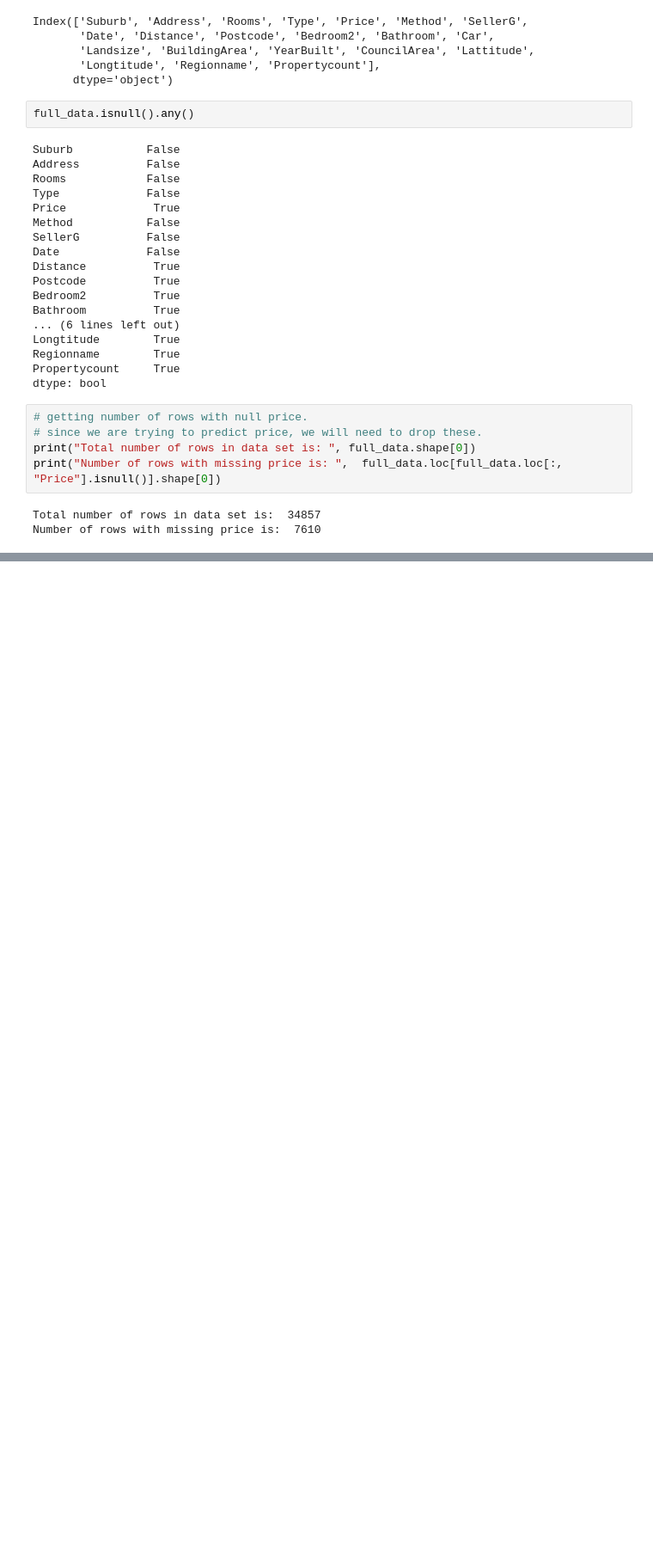
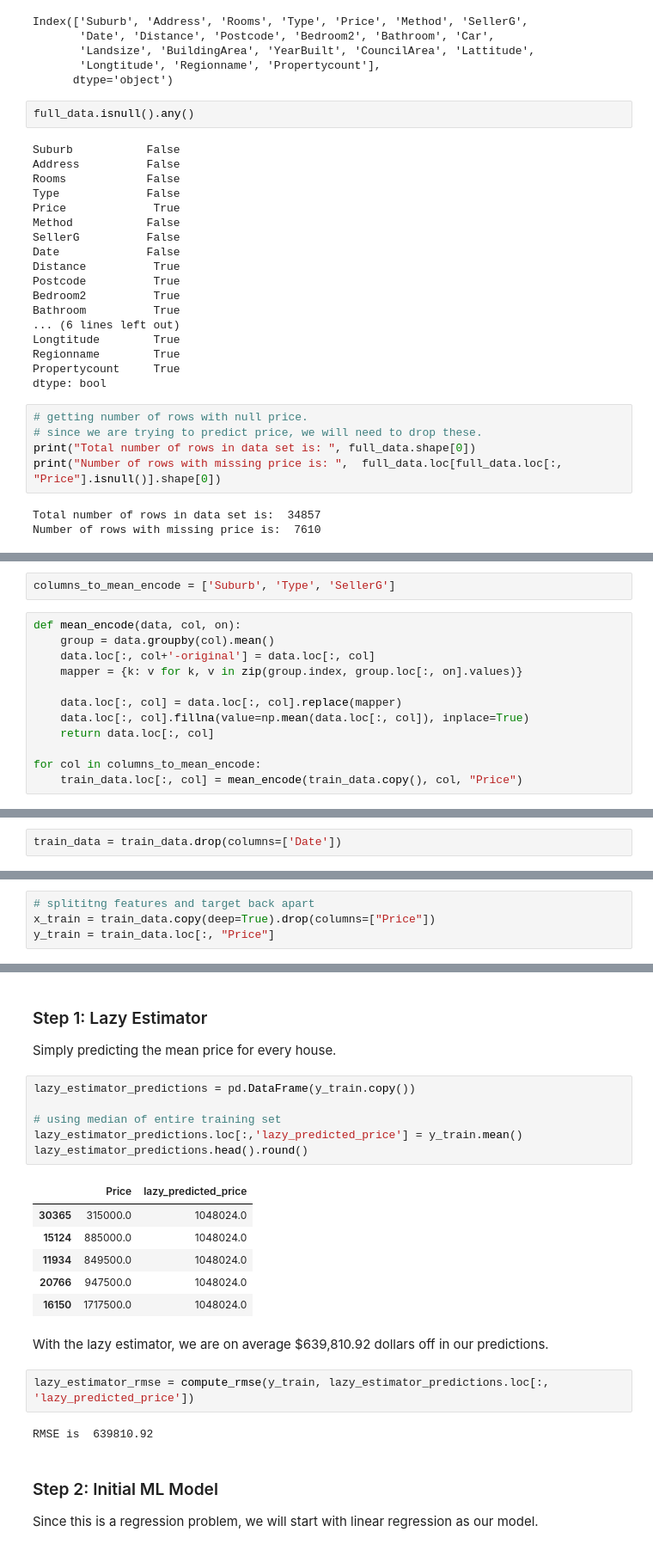
Before and after one commit to rachelkberryman/DSR_DS_Fundamental, a Jupyter notebook: ds_from_scratch/ds_from_scratch_answes.ipynb, the cells around one changed output, grey strips where cells are left out. Shown at 86% size. Cells and saved outputs as stored; diff of their text form; blank space fills up the shorter version.

```diff
--- a/ds_from_scratch/ds_from_scratch_answes.ipynb
+++ b/ds_from_scratch/ds_from_scratch_answes.ipynb
@@ -71,0 +344,14 @@ Number of rows with missing price is:  7610
+# %%
+columns_to_mean_encode = ['Suburb', 'Type', 'SellerG']
+# %%
+def mean_encode(data, col, on):
+    group = data.groupby(col).mean()
+    data.loc[:, col+'-original'] = data.loc[:, col]
+    mapper = {k: v for k, v in zip(group.index, group.loc[:, on].values)}
+
+    data.loc[:, col] = data.loc[:, col].replace(mapper)
+    data.loc[:, col].fillna(value=np.mean(data.loc[:, col]), inplace=True)
+    return data.loc[:, col]
+
+for col in columns_to_mean_encode:
+    train_data.loc[:, col] = mean_encode(train_data.copy(), col, "Price")
@@ -71,0 +372,2 @@ Number of rows with missing price is:  7610
+# %%
+train_data = train_data.drop(columns=['Date'])
@@ -71,0 +389,4 @@ Number of rows with missing price is:  7610
+# %%
+# splititng features and target back apart
+x_train = train_data.copy(deep=True).drop(columns=["Price"])
+y_train = train_data.loc[:, "Price"]
@@ -71,0 +410,25 @@ Number of rows with missing price is:  7610
+# %% [markdown]
+### Step 1: Lazy Estimator
+Simply predicting the mean price for every house.
+# %%
+lazy_estimator_predictions = pd.DataFrame(y_train.copy())
+
+# using median of entire training set
+lazy_estimator_predictions.loc[:,'lazy_predicted_price'] = y_train.mean()
+lazy_estimator_predictions.head().round()
+# %% [output]
+|  | Price | lazy_predicted_price |
+| 30365 | 315000.0 | 1048024.0 |
+| 15124 | 885000.0 | 1048024.0 |
+| 11934 | 849500.0 | 1048024.0 |
+| 20766 | 947500.0 | 1048024.0 |
+| 16150 | 1717500.0 | 1048024.0 |
+# %% [markdown]
+With the lazy estimator, we are on average $639,810.92 dollars off in our predictions.
+# %%
+lazy_estimator_rmse = compute_rmse(y_train, lazy_estimator_predictions.loc[:, 'lazy_predicted_price'])
+# %% [output]
+RMSE is  639810.92
+# %% [markdown]
+### Step 2: Initial ML Model
+Since this is a regression problem, we will start with linear regression as our model.
```
Also changed, not shown: parts of 56 cells of this notebook.
